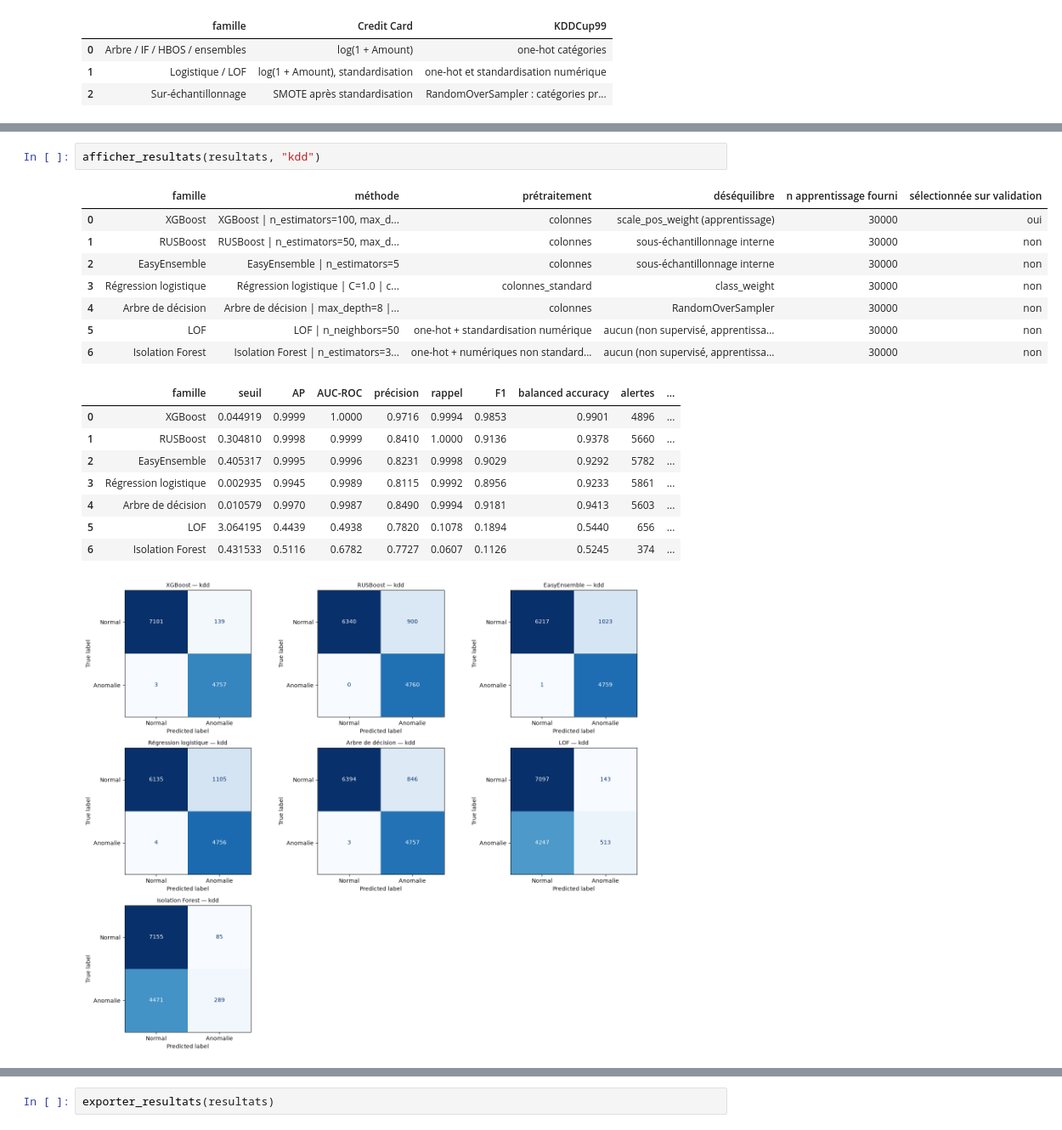
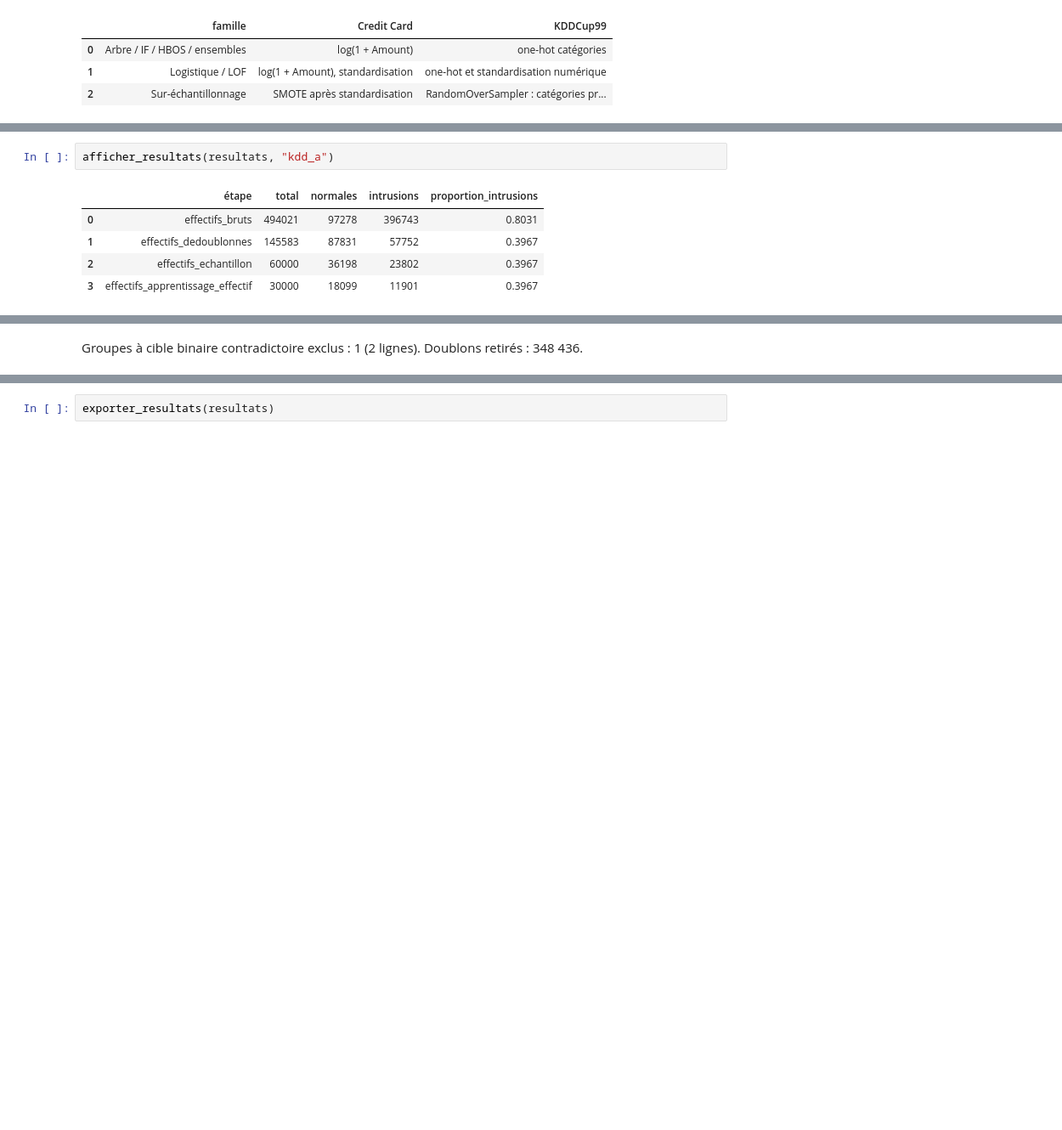
Before and after one commit to fiftycommit/MAYULU, a Jupyter notebook: TP_detection_anomalies.ipynb, the cells around one changed output, grey strips where cells are left out. Shown at 85% size. Drawn from its saved outputs; the diff is of its cells as text; blank space fills up the shorter version.

```diff
--- a/TP_detection_anomalies.ipynb
+++ b/TP_detection_anomalies.ipynb
@@ -203,20 +587,8 @@ Corpus officiel à 10 %, intrusion=1 si l’étiquette diffère de normal. Les d
 # %%
-afficher_resultats(resultats, "kdd")
+afficher_resultats(resultats, "kdd_a")
 # %% [output]
-|  | famille | méthode | prétraitement | déséquilibre | n apprentissage fourni | sélectionnée sur validation |
-| 0 | XGBoost | XGBoost | n_estimators=100, max_d... | colonnes | scale_pos_weight (apprentissage) | 30000 | oui |
-| 1 | RUSBoost | RUSBoost | n_estimators=50, max_d... | colonnes | sous-échantillonnage interne | 30000 | non |
-| 2 | EasyEnsemble | EasyEnsemble | n_estimators=5 | colonnes | sous-échantillonnage interne | 30000 | non |
-| 3 | Régression logistique | Régression logistique | C=1.0 | c... | colonnes_standard | class_weight | 30000 | non |
-| 4 | Arbre de décision | Arbre de décision | max_depth=8 |... | colonnes | RandomOverSampler | 30000 | non |
-| 5 | LOF | LOF | n_neighbors=50 | one-hot + standardisation numérique | aucun (non supervisé, apprentissa... | 30000 | non |
-| 6 | Isolation Forest | Isolation Forest | n_estimators=3... | one-hot + numériques non standard... | aucun (non supervisé, apprentissa... | 30000 | non |
+|  | étape | total | normales | intrusions | proportion_intrusions |
+| 0 | effectifs_bruts | 494021 | 97278 | 396743 | 0.8031 |
+| 1 | effectifs_dedoublonnes | 145583 | 87831 | 57752 | 0.3967 |
+| 2 | effectifs_echantillon | 60000 | 36198 | 23802 | 0.3967 |
+| 3 | effectifs_apprentissage_effectif | 30000 | 18099 | 11901 | 0.3967 |
-|  | famille | seuil | AP | AUC-ROC | précision | rappel | F1 | balanced accuracy | alertes | ... |
-| 0 | XGBoost | 0.044919 | 0.9999 | 1.0000 | 0.9716 | 0.9994 | 0.9853 | 0.9901 | 4896 | ... |
-| 1 | RUSBoost | 0.304810 | 0.9998 | 0.9999 | 0.8410 | 1.0000 | 0.9136 | 0.9378 | 5660 | ... |
-| 2 | EasyEnsemble | 0.405317 | 0.9995 | 0.9996 | 0.8231 | 0.9998 | 0.9029 | 0.9292 | 5782 | ... |
-| 3 | Régression logistique | 0.002935 | 0.9945 | 0.9989 | 0.8115 | 0.9992 | 0.8956 | 0.9233 | 5861 | ... |
-| 4 | Arbre de décision | 0.010579 | 0.9970 | 0.9987 | 0.8490 | 0.9994 | 0.9181 | 0.9413 | 5603 | ... |
-| 5 | LOF | 3.064195 | 0.4439 | 0.4938 | 0.7820 | 0.1078 | 0.1894 | 0.5440 | 656 | ... |
-| 6 | Isolation Forest | 0.431533 | 0.5116 | 0.6782 | 0.7727 | 0.0607 | 0.1126 | 0.5245 | 374 | ... |
-[figure, removed]
@@ -223,0 +595 @@ afficher_resultats(resultats, "kdd")
+Groupes à cible binaire contradictoire exclus : 1 (2 lignes). Doublons retirés : 348 436.
```
Also changed, not shown: parts of 86 cells of this notebook, 20 other files.
